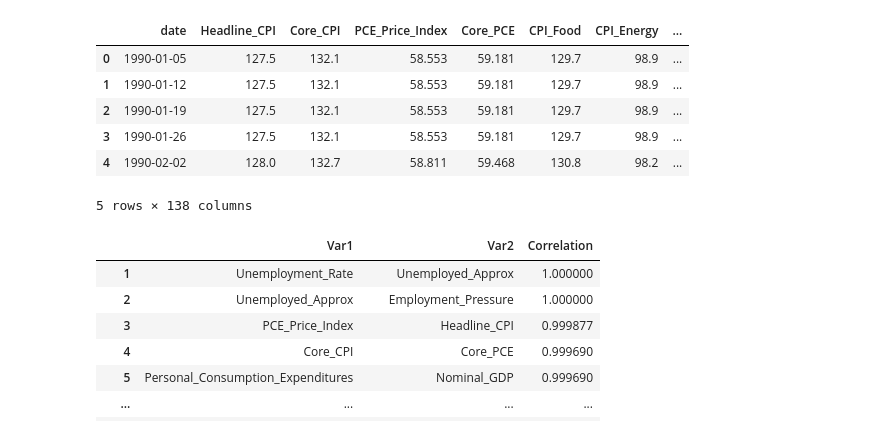
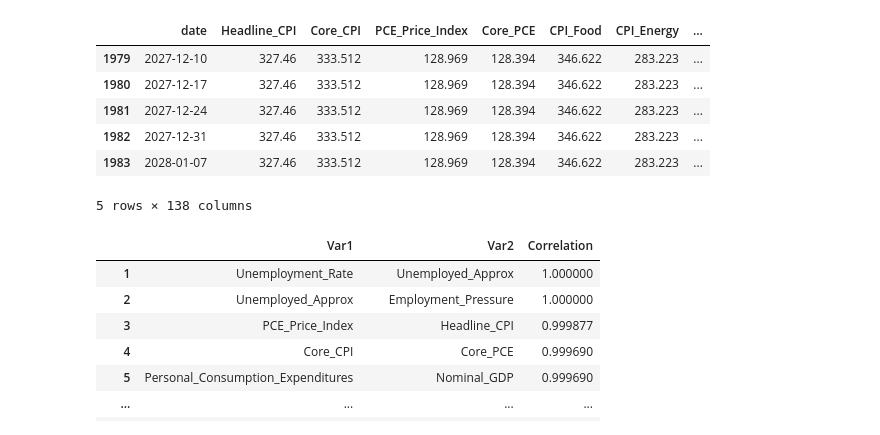
Before and after one commit to iasolb/FRED_DebtAnalysis, a Jupyter notebook: analysis.ipynb, the cells around one changed output. Saved outputs shown, nothing was run; the diff lists cells and outputs as text; code cells hidden in the pictures.

Commit message:
tail

```diff
--- a/analysis.ipynb
+++ b/analysis.ipynb
@@ -1,26 +1,26 @@
 # %%
 from ResearchFramework.ResearchHandler import ResearchHandler
 from ResearchFramework.simulation import *
 import ResearchFramework.transforms as tf
 from loader import load_fred_master
 from macro_scores import score
 
 RELOAD_DATA = False
 
 if RELOAD_DATA:
     _ = load_fred_master()
 
 temp = ResearchHandler("data/fred_master.csv")
 scored = score(temp.data)
 fred = ResearchHandler(scored)
-fred.data.head()
+fred.data.tail()
 # %% [output]
 |  | date | Headline_CPI | Core_CPI | PCE_Price_Index | Core_PCE | CPI_Food | CPI_Energy | ... |
-| 0 | 1990-01-05 | 127.5 | 132.1 | 58.553 | 59.181 | 129.7 | 98.9 | ... |
-| 1 | 1990-01-12 | 127.5 | 132.1 | 58.553 | 59.181 | 129.7 | 98.9 | ... |
-| 2 | 1990-01-19 | 127.5 | 132.1 | 58.553 | 59.181 | 129.7 | 98.9 | ... |
-| 3 | 1990-01-26 | 127.5 | 132.1 | 58.553 | 59.181 | 129.7 | 98.9 | ... |
-| 4 | 1990-02-02 | 128.0 | 132.7 | 58.811 | 59.468 | 130.8 | 98.2 | ... |
+| 1979 | 2027-12-10 | 327.46 | 333.512 | 128.969 | 128.394 | 346.622 | 283.223 | ... |
+| 1980 | 2027-12-17 | 327.46 | 333.512 | 128.969 | 128.394 | 346.622 | 283.223 | ... |
+| 1981 | 2027-12-24 | 327.46 | 333.512 | 128.969 | 128.394 | 346.622 | 283.223 | ... |
+| 1982 | 2027-12-31 | 327.46 | 333.512 | 128.969 | 128.394 | 346.622 | 283.223 | ... |
+| 1983 | 2028-01-07 | 327.46 | 333.512 | 128.969 | 128.394 | 346.622 | 283.223 | ... |
 5 rows × 138 columns
 # %%
 not_date = fred.data.select_dtypes(exclude=["datetime", "object"])
```
